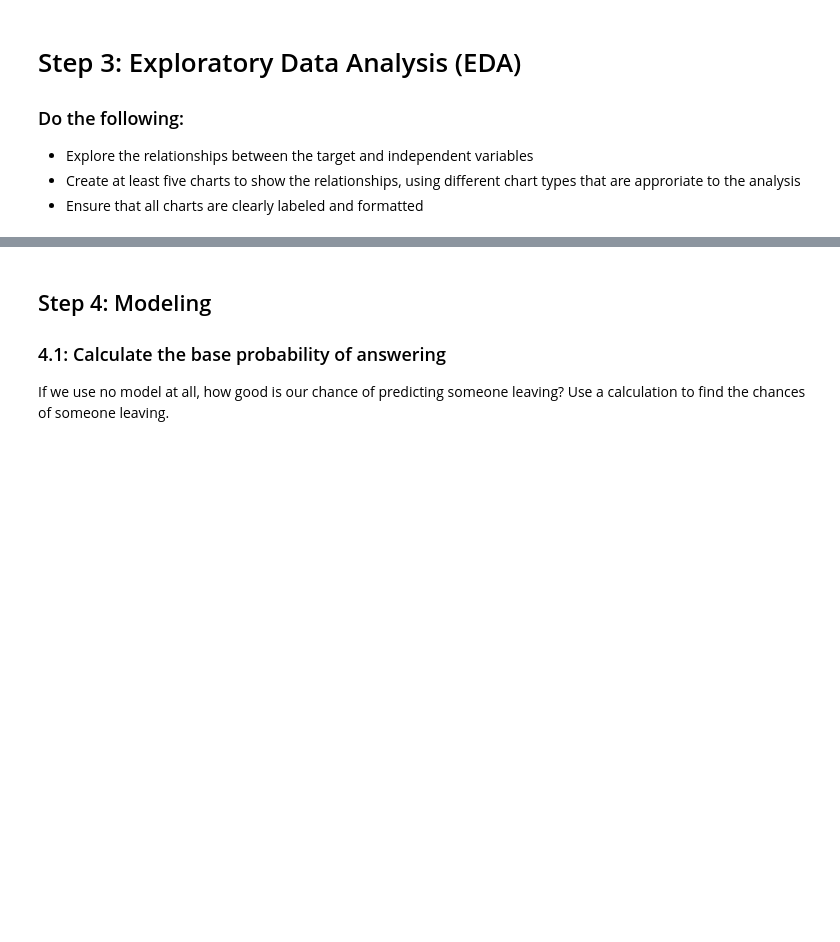
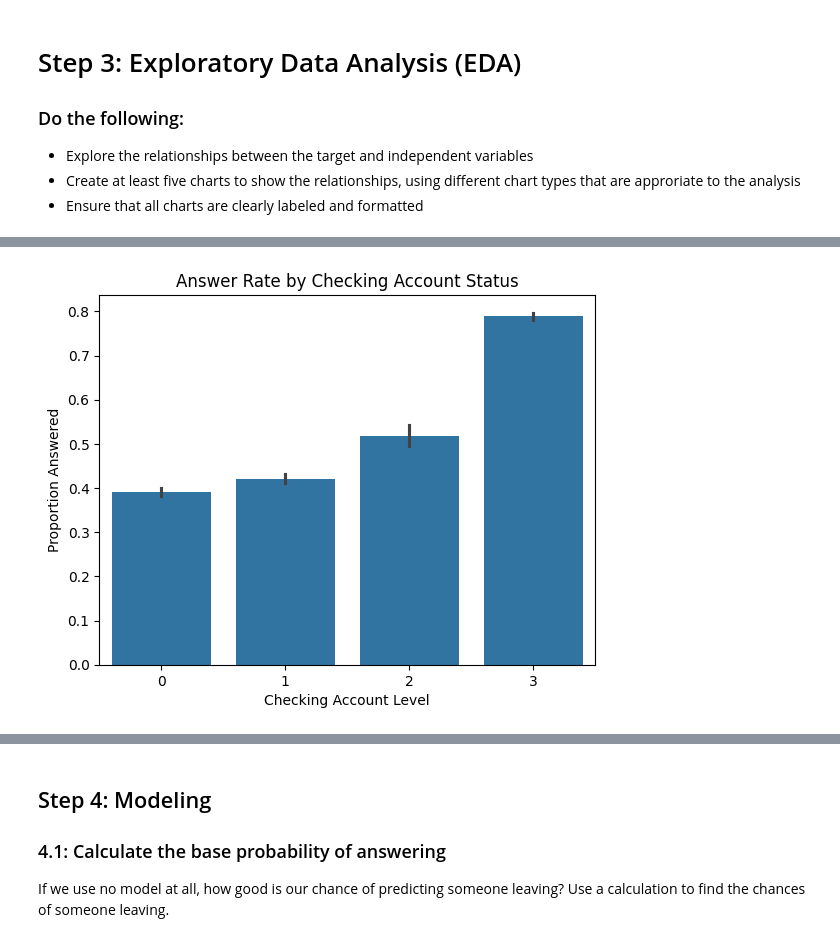
Before and after one commit to jamesHenrikson/jamesHenrikson, a Jupyter notebook: Assignments/assignment_10_classification.ipynb, the cells around one changed output, grey strips where cells are left out. Saved outputs shown, nothing was run; the diff lists cells and outputs as text; code cells hidden in the pictures; blank space fills up the shorter version.

```diff
--- a/Assignments/assignment_10_classification.ipynb
+++ b/Assignments/assignment_10_classification.ipynb
@@ -166,0 +184,9 @@ df.describe()
+# %%
+# Chart 2 🔧
+sns.barplot(x='chk_acct', y='answered', data=df_clean)
+plt.title("Answer Rate by Checking Account Status")
+plt.xlabel("Checking Account Level")
+plt.ylabel("Proportion Answered")
+plt.show()
+# %% [output]
+[figure, added]
```
Also changed, not shown: parts of 30 cells of this notebook.
